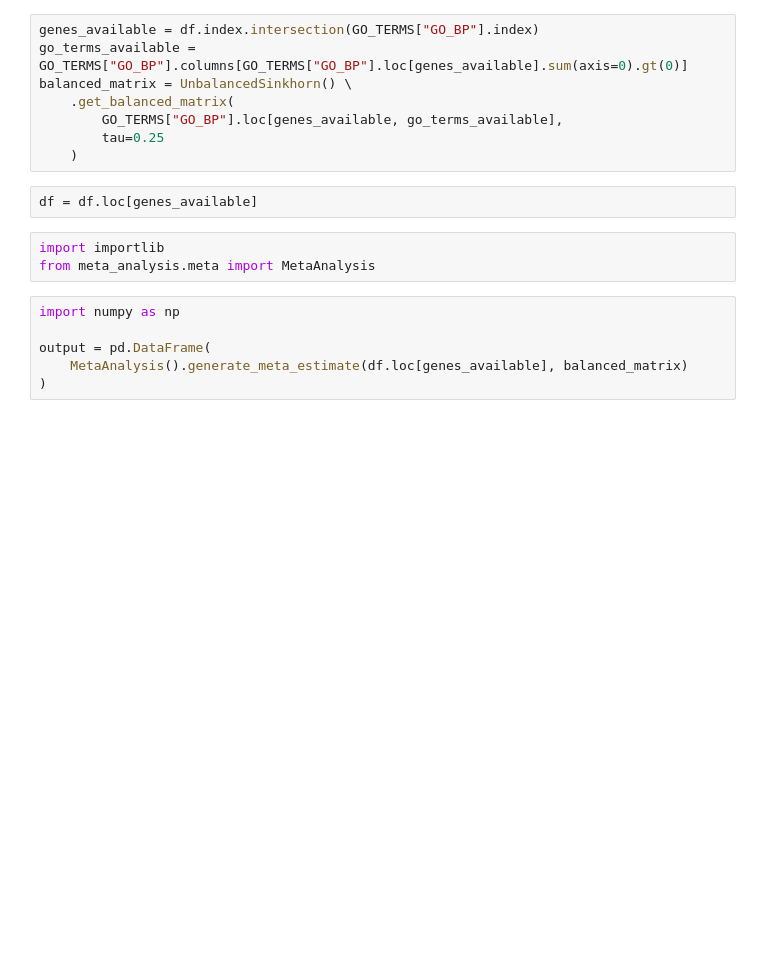
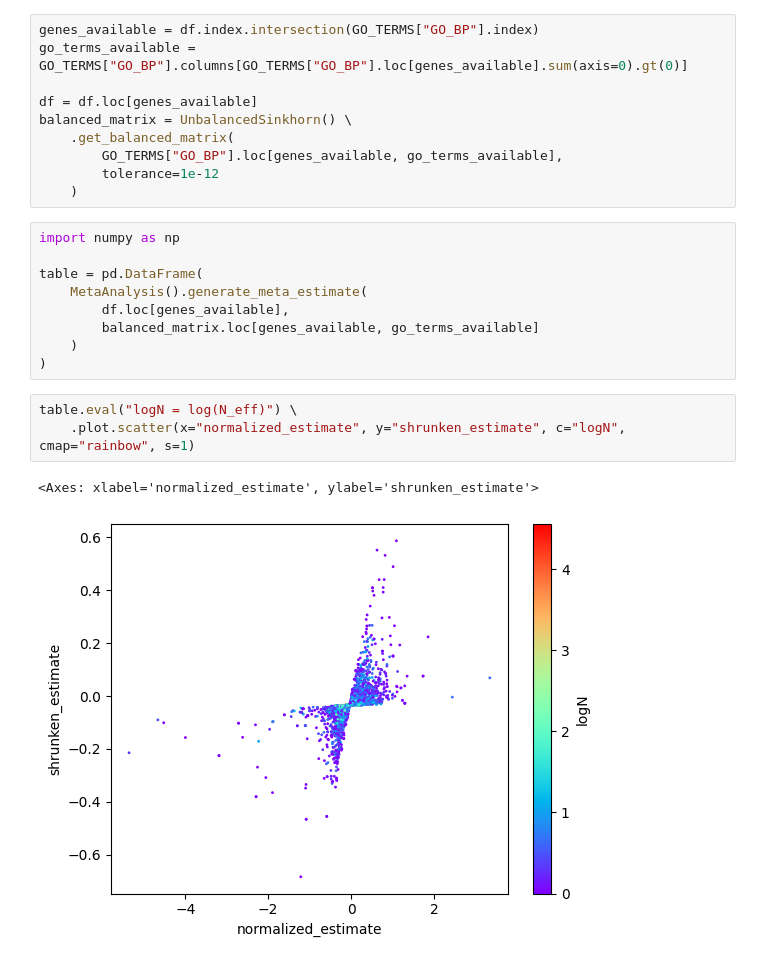
Before and after one commit to jhaberbe/meta-analysis, a Jupyter notebook: notebooks/testing.ipynb, the cells around one changed output. Cells and saved outputs as stored; diff of their text form; blank space fills up the shorter version.

```diff
--- a/notebooks/testing.ipynb
+++ b/notebooks/testing.ipynb
@@ -27,19 +42,25 @@ GO_TERMS = {
 # %%
 genes_available = df.index.intersection(GO_TERMS["GO_BP"].index)
 go_terms_available = GO_TERMS["GO_BP"].columns[GO_TERMS["GO_BP"].loc[genes_available].sum(axis=0).gt(0)]
+
+df = df.loc[genes_available]
 balanced_matrix = UnbalancedSinkhorn() \
     .get_balanced_matrix(
         GO_TERMS["GO_BP"].loc[genes_available, go_terms_available],
-        tau=0.25
+        tolerance=1e-12
     )
-# %%
-df = df.loc[genes_available]
-# %%
-import importlib
-from meta_analysis.meta import MetaAnalysis
 # %%
 import numpy as np
 
-output = pd.DataFrame(
-    MetaAnalysis().generate_meta_estimate(df.loc[genes_available], balanced_matrix)
+table = pd.DataFrame(
+    MetaAnalysis().generate_meta_estimate(
+        df.loc[genes_available],
+        balanced_matrix.loc[genes_available, go_terms_available]
+    )
 )
+# %%
+table.eval("logN = log(N_eff)") \
+    .plot.scatter(x="normalized_estimate", y="shrunken_estimate", c="logN", cmap="rainbow", s=1)
+# %% [output]
+<Axes: xlabel='normalized_estimate', ylabel='shrunken_estimate'>
+[figure, added]
```
Also changed, not shown: parts of 12 cells of this notebook, 4 other files.
